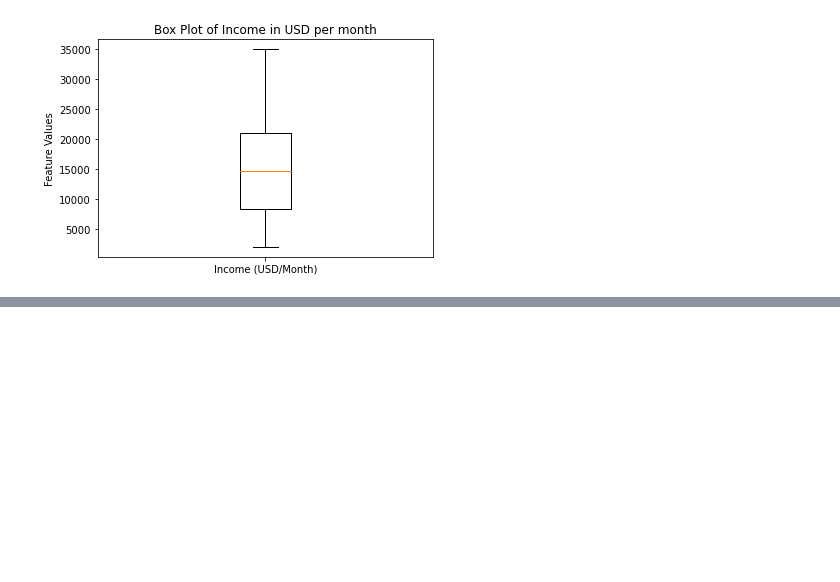
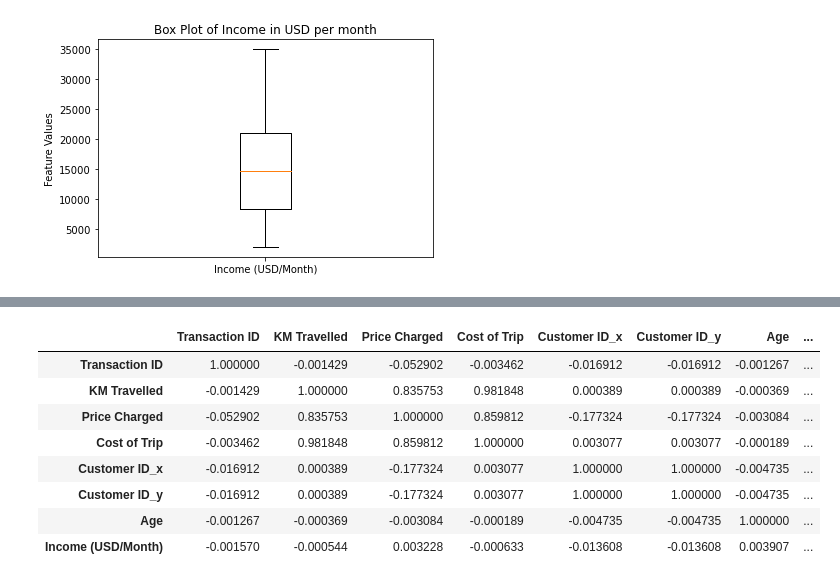
Before and after one commit to sripallavi17/Cab-Investment-firm, a Jupyter notebook: G2M_insight_for_cab_investment_firm.ipynb, the cells around one changed output, grey strips where cells are left out. Cells and saved outputs as stored; diff of their text form; code cells hidden in the pictures; blank space fills up the shorter version.

```diff
--- a/G2M_insight_for_cab_investment_firm.ipynb
+++ b/G2M_insight_for_cab_investment_firm.ipynb
@@ -380,0 +393,12 @@ plt.show()
+# %%
+merge_final.corr()
+# %% [output]
+|  | Transaction ID | KM Travelled | Price Charged | Cost of Trip | Customer ID_x | Customer ID_y | Age | ... |
+| Transaction ID | 1.000000 | -0.001429 | -0.052902 | -0.003462 | -0.016912 | -0.016912 | -0.001267 | ... |
+| KM Travelled | -0.001429 | 1.000000 | 0.835753 | 0.981848 | 0.000389 | 0.000389 | -0.000369 | ... |
+| Price Charged | -0.052902 | 0.835753 | 1.000000 | 0.859812 | -0.177324 | -0.177324 | -0.003084 | ... |
+| Cost of Trip | -0.003462 | 0.981848 | 0.859812 | 1.000000 | 0.003077 | 0.003077 | -0.000189 | ... |
+| Customer ID_x | -0.016912 | 0.000389 | -0.177324 | 0.003077 | 1.000000 | 1.000000 | -0.004735 | ... |
+| Customer ID_y | -0.016912 | 0.000389 | -0.177324 | 0.003077 | 1.000000 | 1.000000 | -0.004735 | ... |
+| Age | -0.001267 | -0.000369 | -0.003084 | -0.000189 | -0.004735 | -0.004735 | 1.000000 | ... |
+| Income (USD/Month) | -0.001570 | -0.000544 | 0.003228 | -0.000633 | -0.013608 | -0.013608 | 0.003907 | ... |
```
Also changed, not shown: parts of 2 cells of this notebook.
